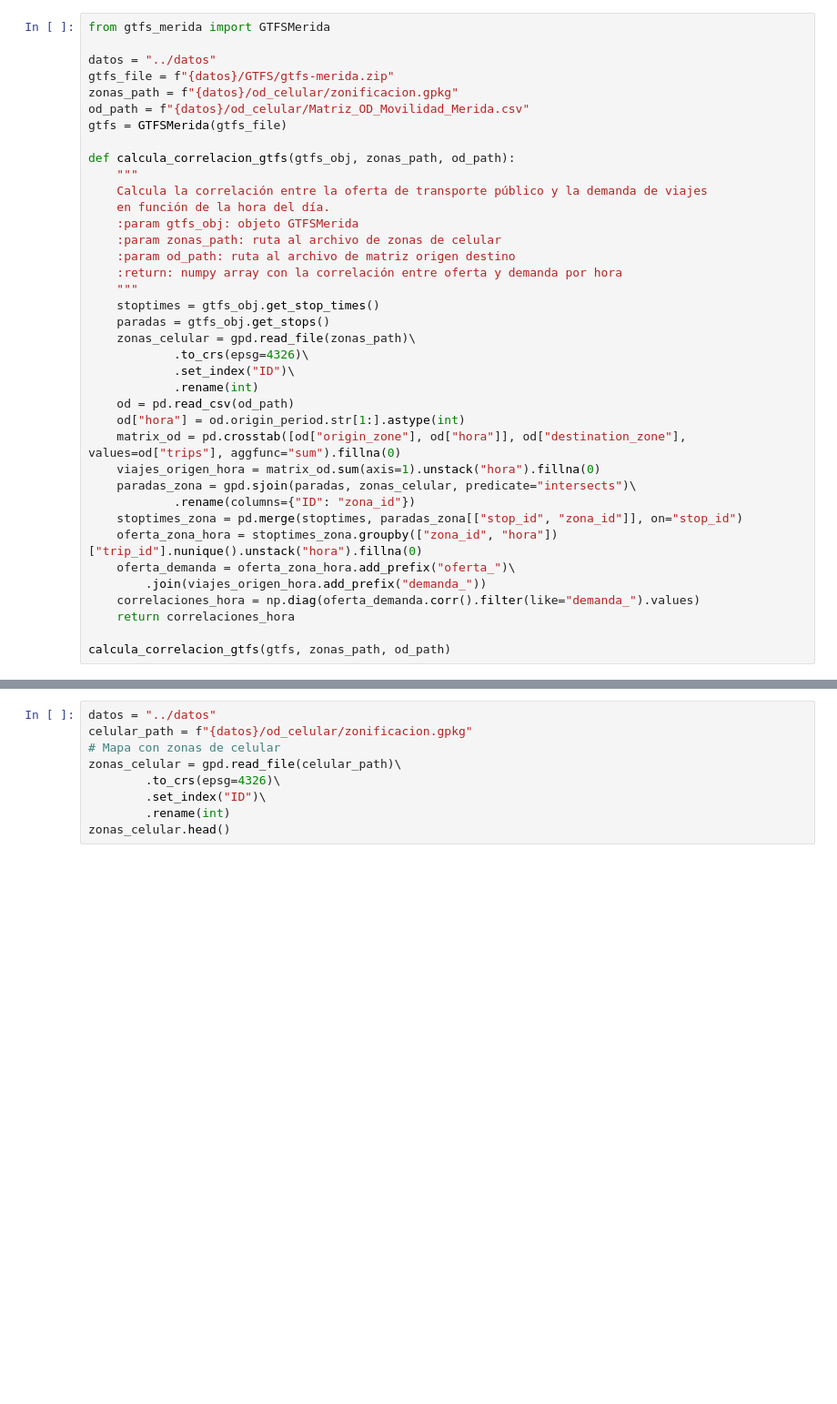
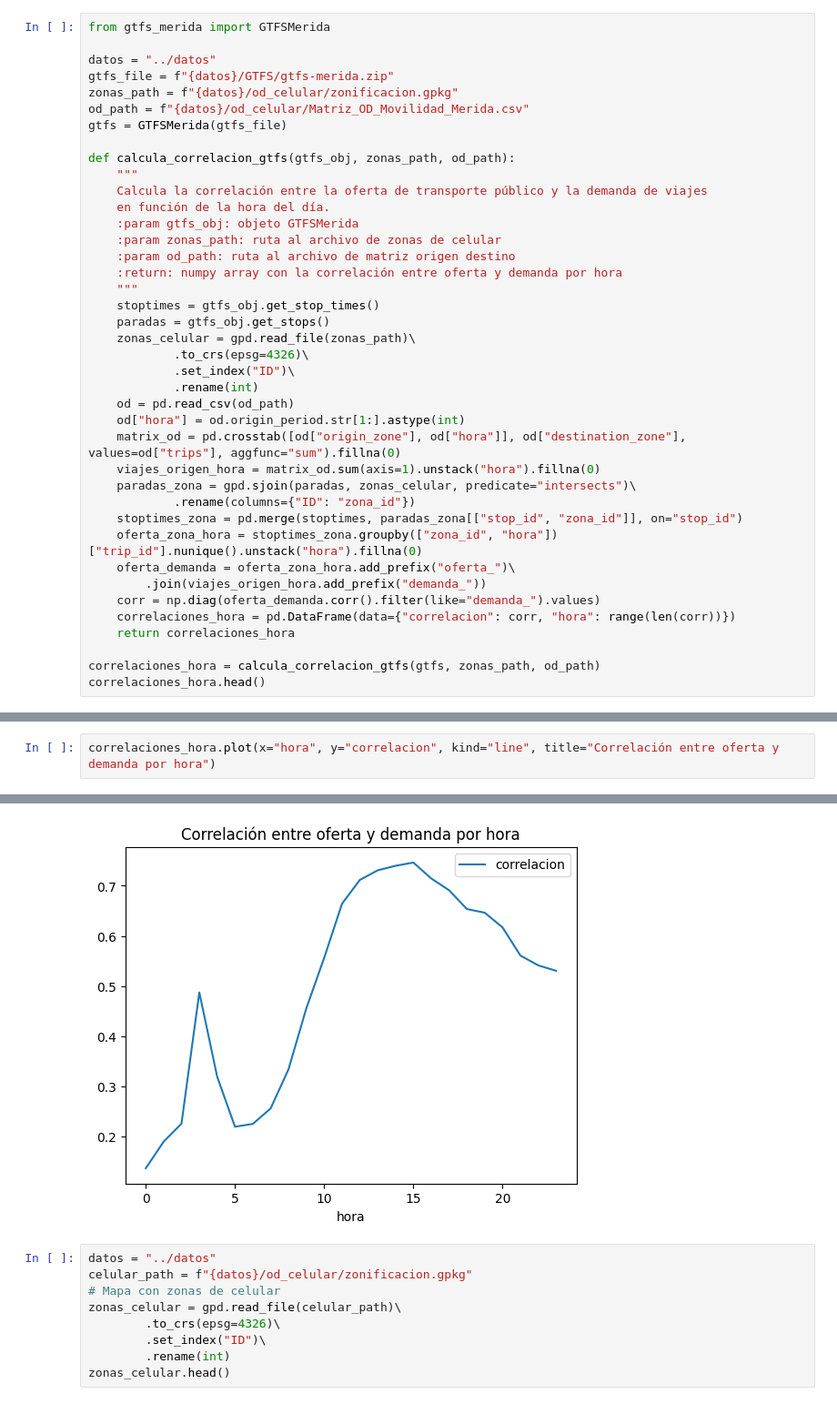
Before and after one commit to sergioisla/hackanalisis, a Jupyter notebook: notebooks/balance_oferta_demanda.ipynb, the cells around one changed output, grey strips where cells are left out. Shown at 91% size. Saved outputs shown, nothing was run; the diff lists cells and outputs as text; blank space fills up the shorter version.

```diff
--- a/notebooks/balance_oferta_demanda.ipynb
+++ b/notebooks/balance_oferta_demanda.ipynb
@@ -40,8 +43,10 @@ def calcula_correlacion_gtfs(gtfs_obj, zonas_path, od_path):
     oferta_zona_hora = stoptimes_zona.groupby(["zona_id", "hora"])["trip_id"].nunique().unstack("hora").fillna(0)
     oferta_demanda = oferta_zona_hora.add_prefix("oferta_")\
         .join(viajes_origen_hora.add_prefix("demanda_"))
-    correlaciones_hora = np.diag(oferta_demanda.corr().filter(like="demanda_").values)
+    corr = np.diag(oferta_demanda.corr().filter(like="demanda_").values)
+    correlaciones_hora = pd.DataFrame(data={"correlacion": corr, "hora": range(len(corr))})
     return correlaciones_hora
 
-calcula_correlacion_gtfs(gtfs, zonas_path, od_path)
+correlaciones_hora = calcula_correlacion_gtfs(gtfs, zonas_path, od_path)
+correlaciones_hora.head()
 # %% [output]
@@ -52,0 +59,3 @@ array([0.1367645 , 0.18986593, 0.22566541, 0.48737374, 0.31943877,
+# %%
+correlaciones_hora.plot(x="hora", y="correlacion", kind="line", title="Correlación entre oferta y demanda por hora")
+# %% [output]
@@ -53,3 +63,4 @@ array([0.1367645 , 0.18986593, 0.22566541, 0.48737374, 0.31943877,
+[figure, added]
 # %%
 datos = "../datos"
 celular_path = f"{datos}/od_celular/zonificacion.gpkg"
```
Also changed, not shown: parts of 3 cells of this notebook, 1 other file.
